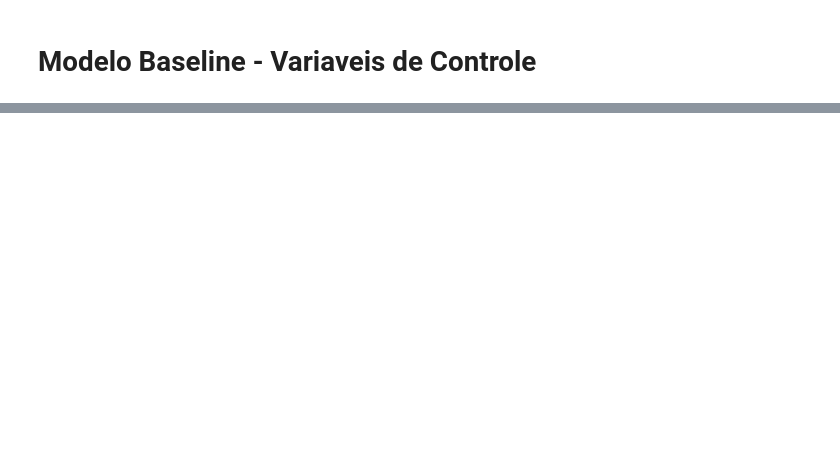
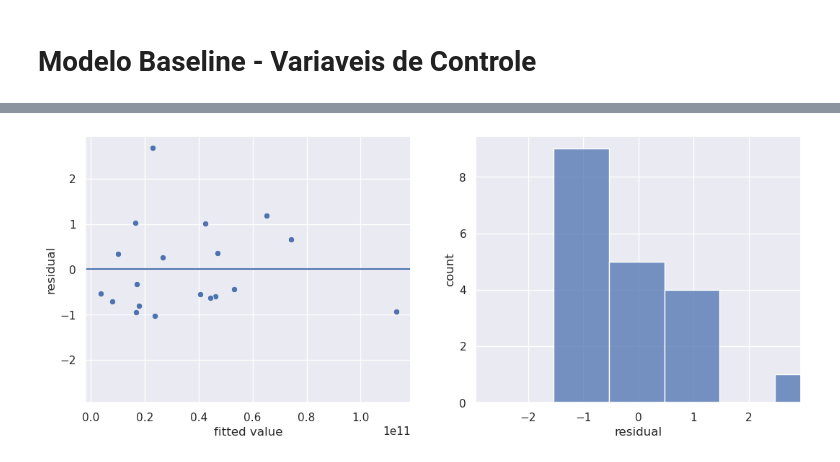
Before and after one commit to hashiprobr-classroom/projeto-grupo-e, a Jupyter notebook: main.ipynb, the cells around one changed output, grey strips where cells are left out. Drawn from its saved outputs; the diff is of its cells as text; code cells hidden in the pictures; blank space fills up the shorter version.

```diff
--- a/main.ipynb
+++ b/main.ipynb
@@ -240,11 +261,17 @@ for gen_a in lista_generos:
 | Western | 1.0 | 1.0 | 1.0 | 0.0 | 0.0 | 0.0 | 1.0 | 1.0 | 0.0 | 0.0 | ... |
 # %%
 genero = []
+generos_degree = {}
 
 for idx, row in df_recente.iterrows():
     filme = row['names']
+    revenue = row['revenue']
     for ga in row['genre'].split(','):
         g_limpo = ga.strip()
+        if g_limpo not in generos_degree:
+            generos_degree[g_limpo] = { 'degree': 0,  'revenue': 0}
+        generos_degree[g_limpo]['degree'] += 1
+        generos_degree[g_limpo]['revenue'] += revenue
         genero.append(g_limpo)
         g.add_edge_by_ids(filme, g_limpo)
 # %%
@@ -352,0 +371,25 @@ NameError: name 'netpixi' is not defined
+# %%
+import regression as reg
+
+# revenue ~ degree
+# revenue ~ degree + restricao
+
+genero = []
+degree = []
+revenue = []
+
+for gen, v in generos_degree.items():
+    genero.append(gen)
+    degree.append(v['degree'])
+    revenue.append(v['revenue'])
+
+dic_aux = { 'genero': genero,
+            'degree': degree,
+            'revenue': revenue
+          }
+
+df_genero_deg = pd.DataFrame(dic_aux)
+df_genero_deg.head()
+
+result = reg.linear(data=df_genero_deg, formula='revenue ~ degree')
+result.micro_summary()
@@ -352,0 +421,4 @@ NameError: name 'netpixi' is not defined
+# %%
+result.plot_residuals()
+# %% [output]
+[figure, added]
```
Also changed, not shown: parts of 19 cells of this notebook.
